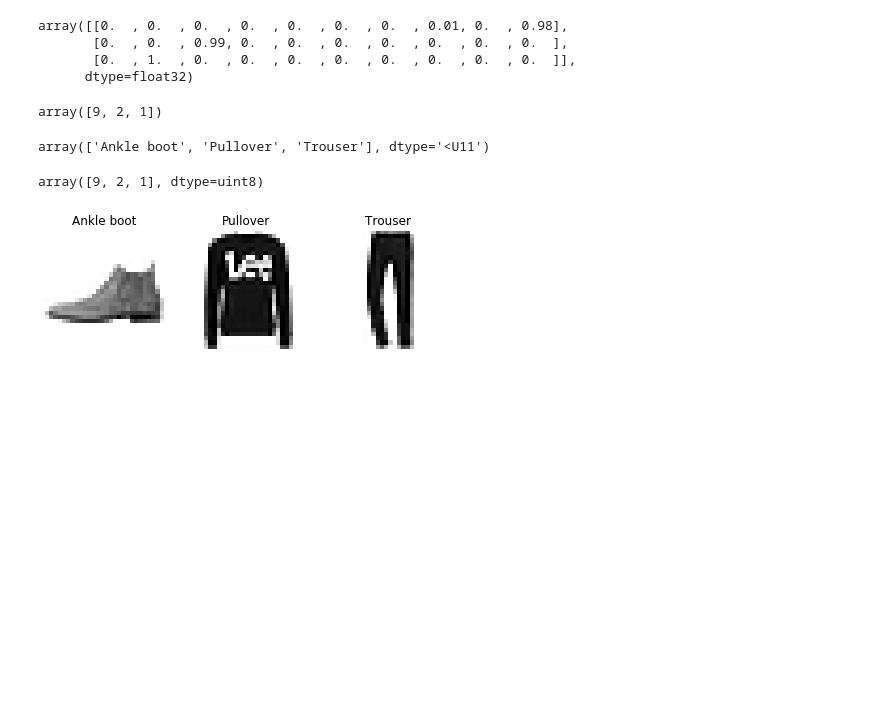
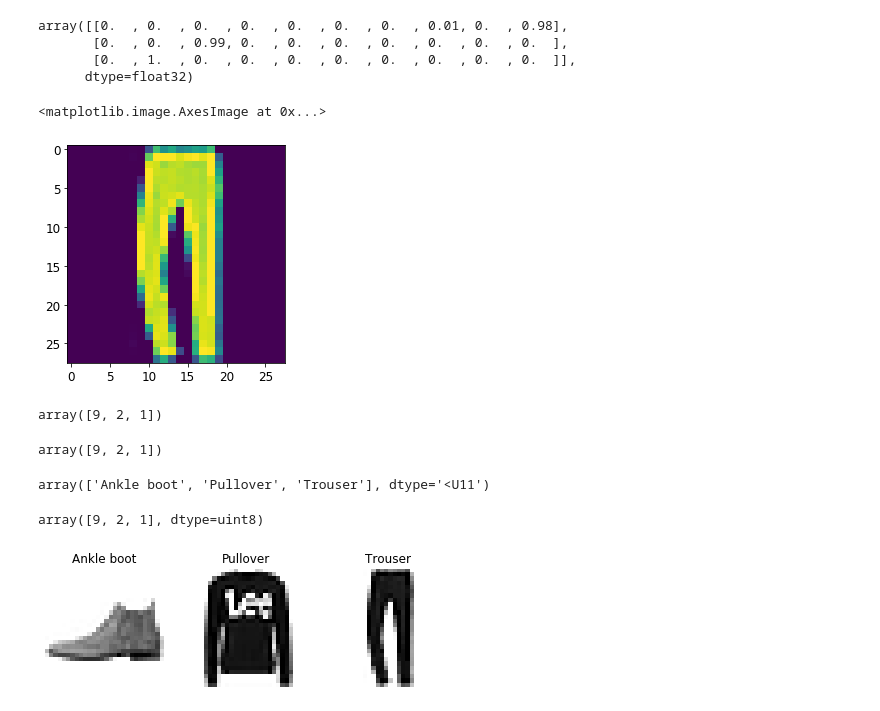
Before and after one commit to cloudxlab/iitr-deep-learning-spl-tf2, a Jupyter notebook: introduction_to_ann_with_keras.ipynb, the cells around one changed output. Drawn from its saved outputs; the diff is of its cells as text; code cells hidden in the pictures; blank space fills up the shorter version.

```diff
--- a/introduction_to_ann_with_keras.ipynb
+++ b/introduction_to_ann_with_keras.ipynb
@@ -523,6 +606,15 @@ array([[0.  , 0.  , 0.  , 0.  , 0.  , 0.  , 0.  , 0.01, 0.  , 0.98],
        [0.  , 0.  , 0.99, 0.  , 0.  , 0.  , 0.  , 0.  , 0.  , 0.  ],
        [0.  , 1.  , 0.  , 0.  , 0.  , 0.  , 0.  , 0.  , 0.  , 0.  ]],
       dtype=float32)
+# %%
+plt.imshow(X_new[2])
+# %% [output]
+<matplotlib.image.AxesImage at 0x...>
+[figure, added]
+# %%
+np.argmax(y_proba.round(2), axis=1)
+# %% [output]
+array([9, 2, 1])
 # %%
 # predicting the class of these 3 elements
 
```
Also changed, not shown: parts of 30 cells of this notebook.
